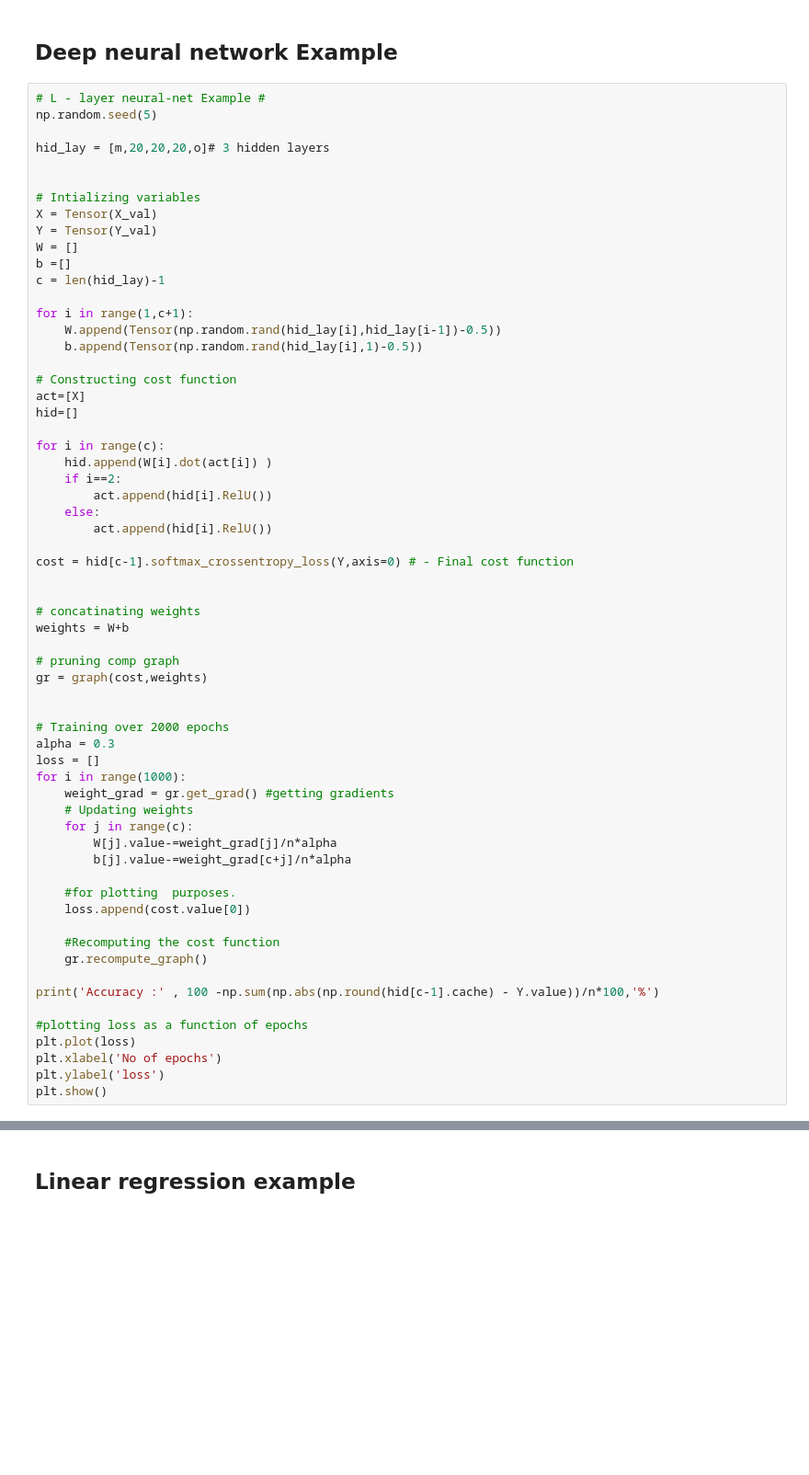
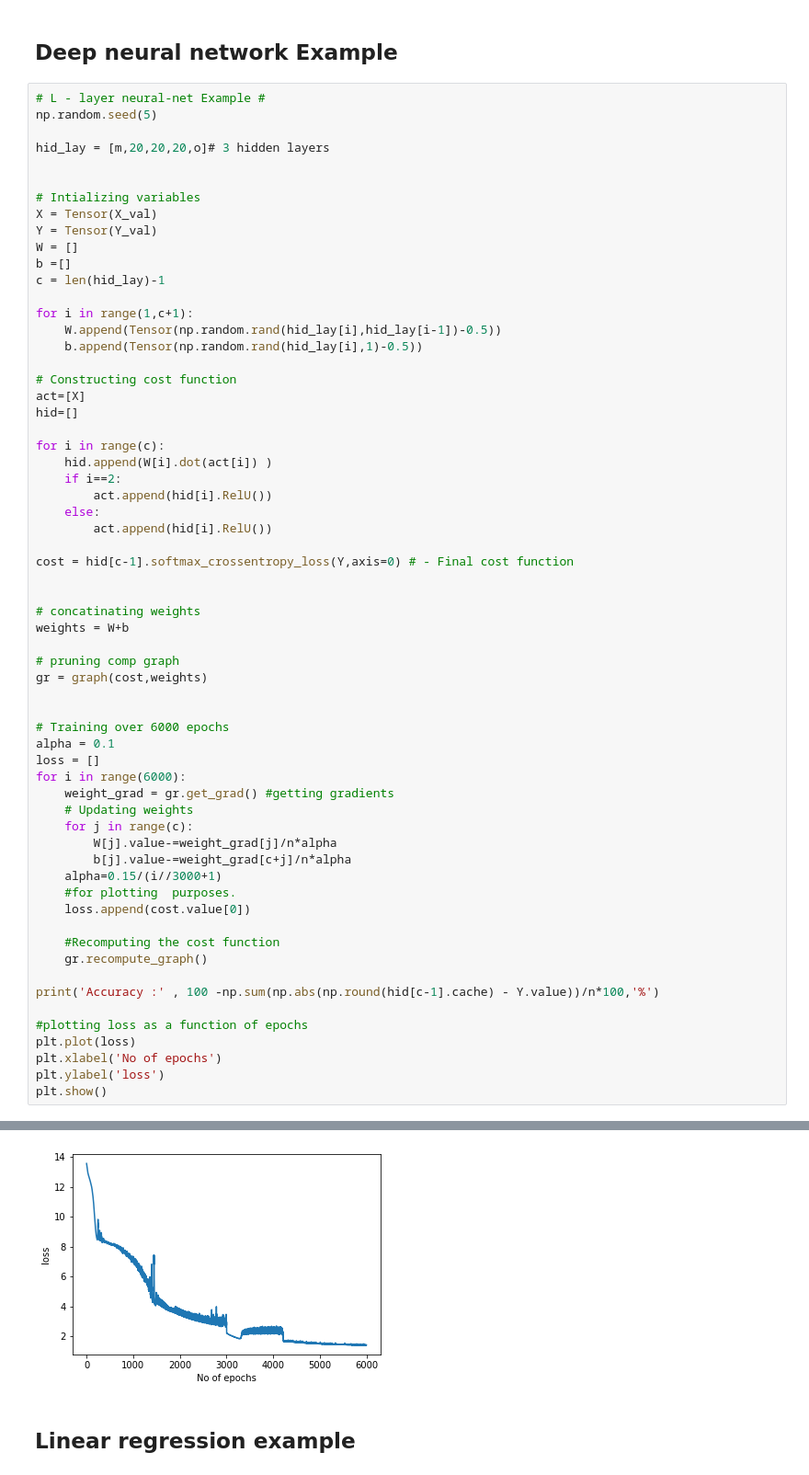
Before and after one commit to RAAKASH/DeepLearningFramework, a Jupyter notebook: Tutorial.ipynb, the cells around one changed output, grey strips where cells are left out. Shown at 92% size. Saved outputs shown, nothing was run; the diff lists cells and outputs as text; blank space fills up the shorter version.

```diff
--- a/Tutorial.ipynb
+++ b/Tutorial.ipynb
@@ -125,16 +126,16 @@ weights = W+b
 gr = graph(cost,weights)
 
 
-# Training over 2000 epochs
-alpha = 0.3
+# Training over 6000 epochs
+alpha = 0.1
 loss = []
-for i in range(1000):
+for i in range(6000):
     weight_grad = gr.get_grad() #getting gradients
     # Updating weights
     for j in range(c):
         W[j].value-=weight_grad[j]/n*alpha
         b[j].value-=weight_grad[c+j]/n*alpha
-
+    alpha=0.15/(i//3000+1)
     #for plotting  purposes.
     loss.append(cost.value[0])
 
@@ -148,3 +149,4 @@ plt.plot(loss)
 plt.xlabel('No of epochs')
 plt.ylabel('loss')
 plt.show()
+# %% [output]
@@ -151,3 +154,4 @@ plt.show()
+[figure, added]
 # %% [markdown]
 ## Linear regression example
 # %%
```
Also changed, not shown: parts of 3 cells of this notebook.
